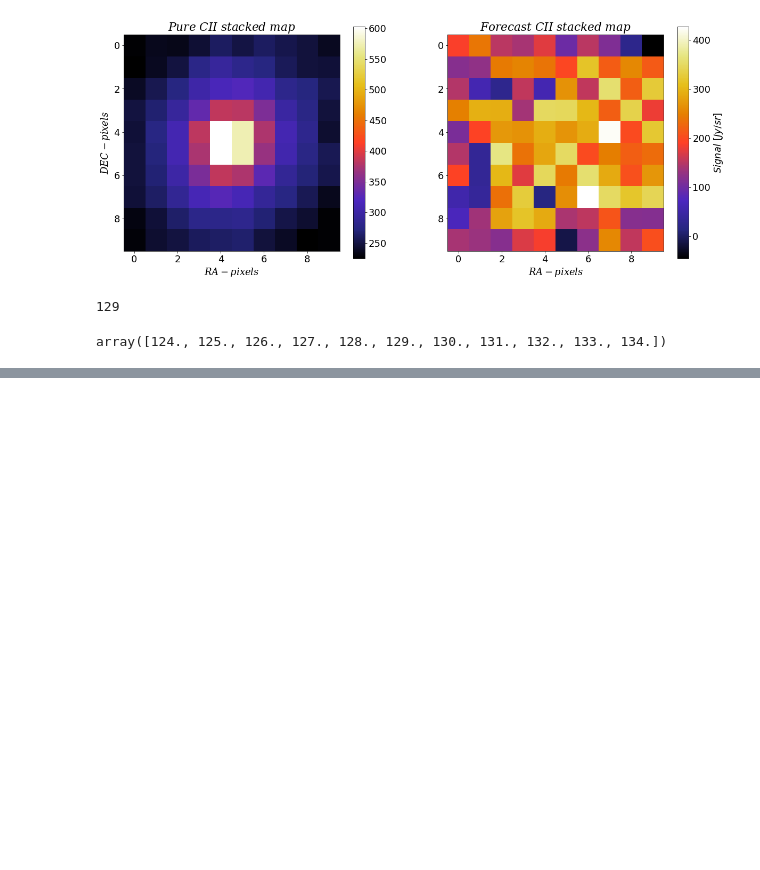
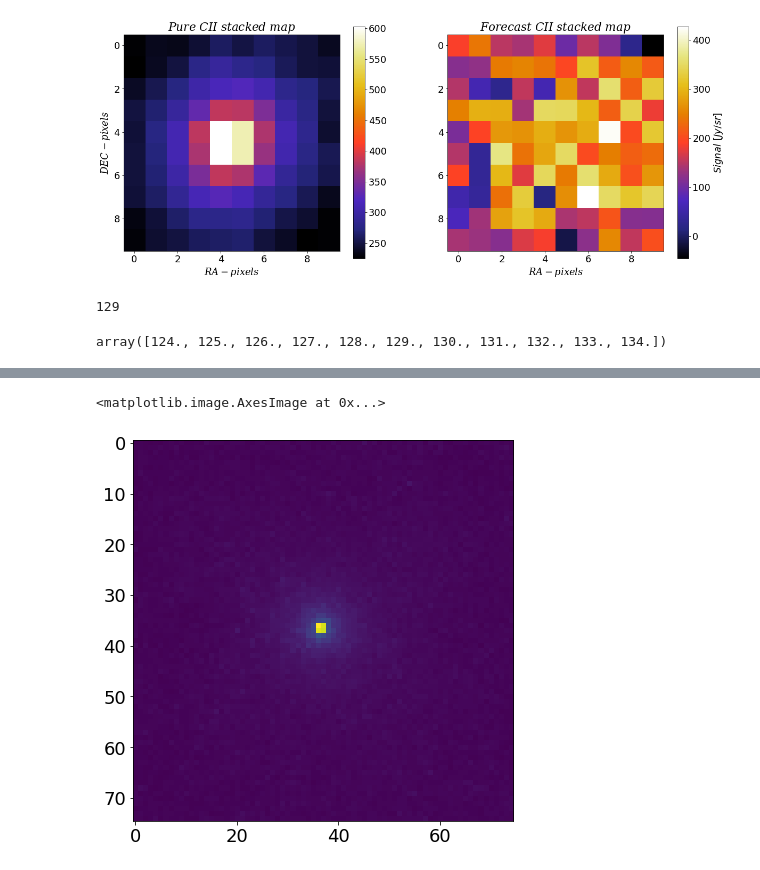
Before and after one commit to PatrickHorlaville/CITA_LIM, a Jupyter notebook: vectorizing_stacks.ipynb, the cells around one changed output, grey strips where cells are left out. Saved outputs shown, nothing was run; the diff lists cells and outputs as text; code cells hidden in the pictures; blank space fills up the shorter version.

```diff
--- a/vectorizing_stacks.ipynb
+++ b/vectorizing_stacks.ipynb
@@ -994,0 +902,5 @@ plt.imshow(noisy_stack_t)
+# %%
+mass_cut_t = 2*(10**10)
+ind_t = 3
+err_t = 0.03
+n_t = 75
@@ -994,0 +981,5 @@ plt.imshow(noisy_stack_t)
+# %%
+plt.imshow(pure_stack_t)
+# %% [output]
+<matplotlib.image.AxesImage at 0x...>
+[figure, added]
```
Also changed, not shown: parts of 67 cells of this notebook, 1 other file.
